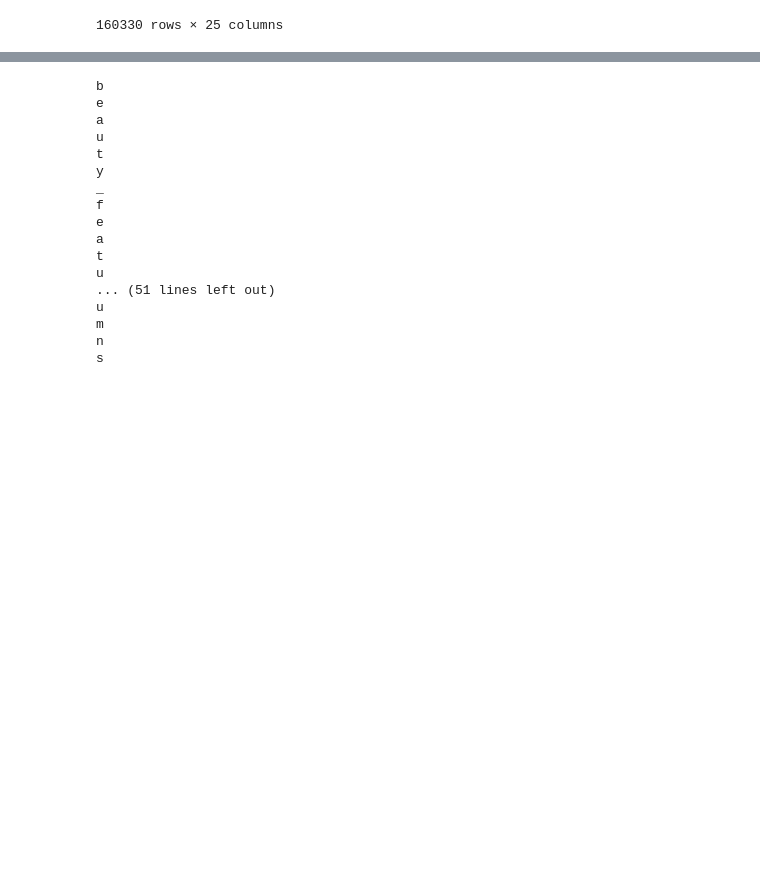
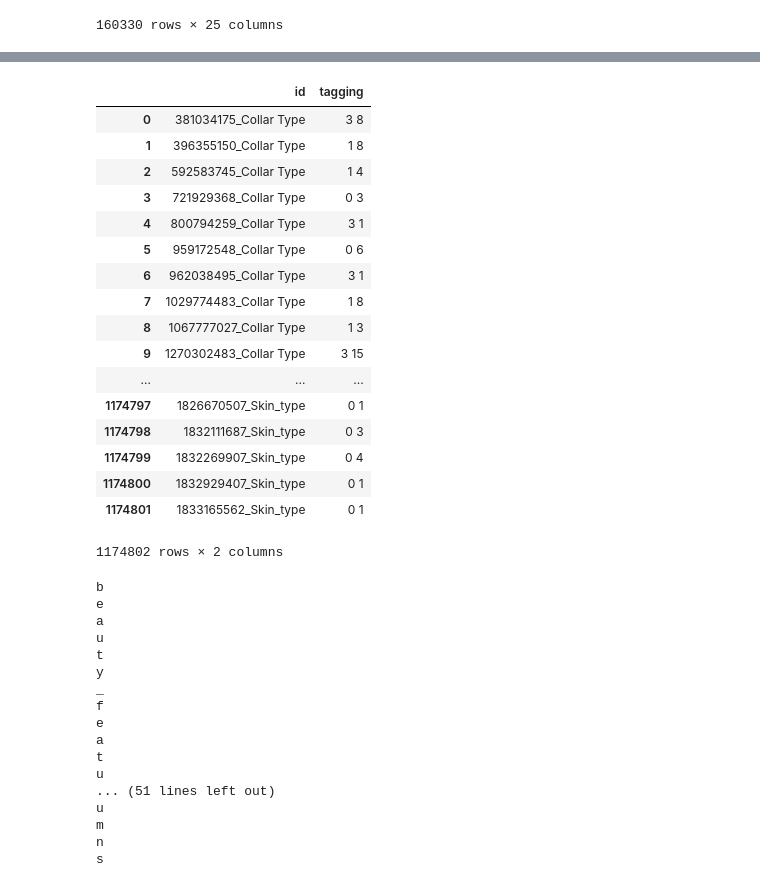
Before and after one commit to kevinling0218/ndsc2019, a Jupyter notebook: NLP_2_class_prediction_new.ipynb, the cells around one changed output, grey strips where cells are left out. Saved outputs shown, nothing was run; the diff lists cells and outputs as text; code cells hidden in the pictures; blank space fills up the shorter version.

```diff
--- a/NLP_2_class_prediction_new.ipynb
+++ b/NLP_2_class_prediction_new.ipynb
@@ -392,3 +489,24 @@ df_na = pd.read_csv('submission_0503_1.csv')
+# %%
+df_f
+# %% [output]
+|  | id | tagging |
+| 0 | 381034175_Collar Type | 3 8 |
+| 1 | 396355150_Collar Type | 1 8 |
+| 2 | 592583745_Collar Type | 1 4 |
+| 3 | 721929368_Collar Type | 0 3 |
+| 4 | 800794259_Collar Type | 3 1 |
+| 5 | 959172548_Collar Type | 0 6 |
+| 6 | 962038495_Collar Type | 3 1 |
+| 7 | 1029774483_Collar Type | 1 8 |
+| 8 | 1067777027_Collar Type | 1 3 |
+| 9 | 1270302483_Collar Type | 3 15 |
+| ... | ... | ... |
+| 1174797 | 1826670507_Skin_type | 0 1 |
+| 1174798 | 1832111687_Skin_type | 0 3 |
+| 1174799 | 1832269907_Skin_type | 0 4 |
+| 1174800 | 1832929407_Skin_type | 0 1 |
+| 1174801 | 1833165562_Skin_type | 0 1 |
+1174802 rows × 2 columns
 # %%
 df_na['tagging'] = np.nan
 # %%
```
Also changed, not shown: parts of 29 cells of this notebook, 11 other files.
